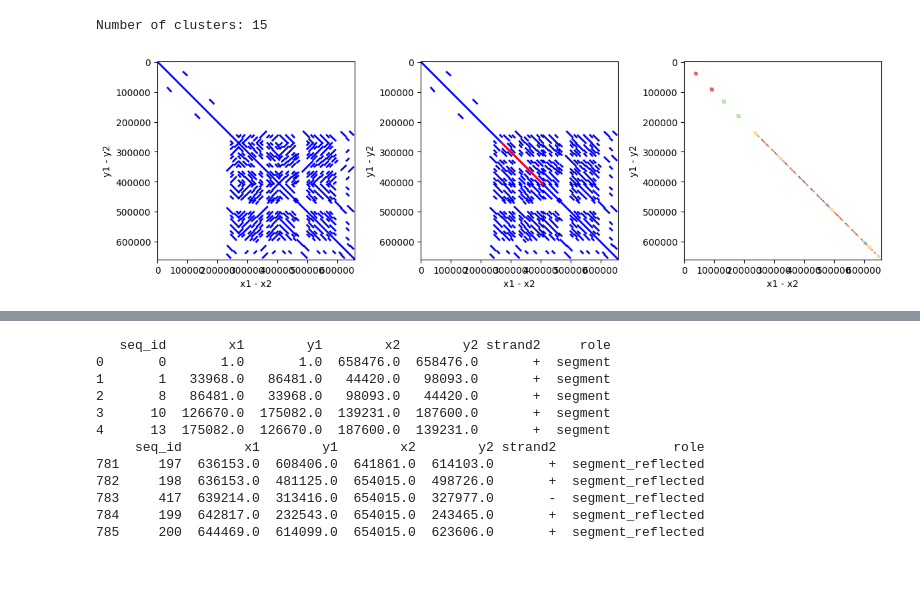
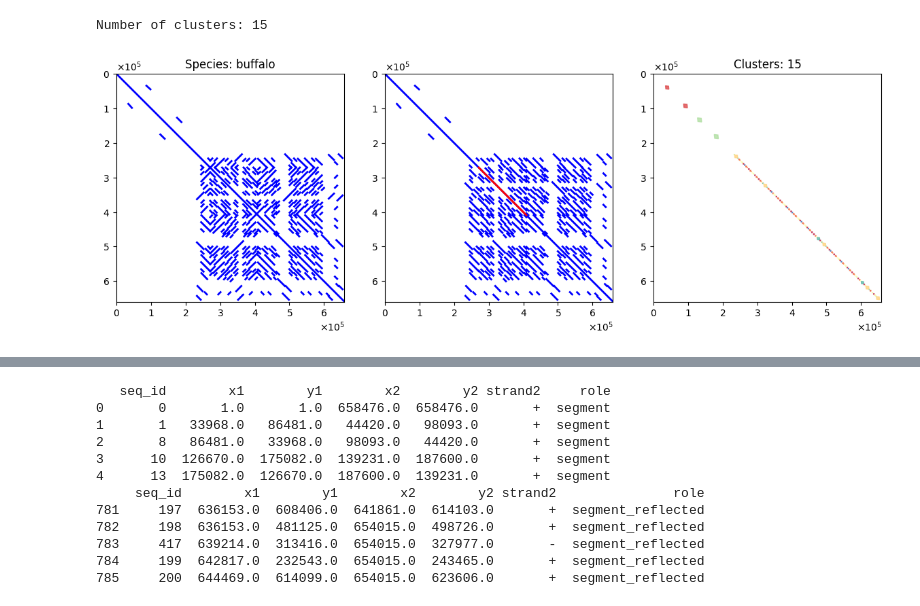
Before and after one commit to dashabalashova/primates, a Jupyter notebook: a4_v3_part04.ipynb, the cells around one changed output, grey strips where cells are left out. Drawn from its saved outputs; the diff is of its cells as text; code cells hidden in the pictures; blank space fills up the shorter version.

```diff
--- a/a4_v3_part04.ipynb
+++ b/a4_v3_part04.ipynb
@@ -69,10 +69,7 @@ while len(connected_components)>0:
 # %% [output]
 Number of clusters: 15
 # %%
-df_segments = negative_dict['negative_sites']
-num_clusters = df8['cluster'].nunique()
-
-df10 = df_segments[['x1', 'x2']].copy()
+df10 = negative_dict['negative_sites'][['x1_m', 'x2_m']].copy()
 df10.columns = ['x1', 'x2']
 df10['role'] = 'reverse_region'
 df10['cluster'] = -1
@@ -89,7 +86,10 @@ dfw_clusters = pd.concat([df8, df10]).reset_index(drop=True)
 dfw_clusters = dfw_clusters[['role', 'x1', 'x2', 'cluster', 'reverse']]
 # dfw_clusters.to_csv(res_dir+speciex1+'_clusters.tsv', sep='\t', index=None)
 # %%
-title = f"Species: {species_name}, Clusters: {num_clusters}"
-make_fig(df4, df6, df8, df10, res_dir, species_name, title=title)
+import utilx2
+reload(utilx2)
+from utilx2 import find_split_points_dbscan, split_segments_by_values, loop, make_fig, plot_necklace
+
+make_fig(df4, df6, df8, df10, res_dir, species_name)
 # %% [output]
-[figure, old version]
+[figure, new version]
```
Also changed, not shown: parts of 3 cells of this notebook, 1 other file.
